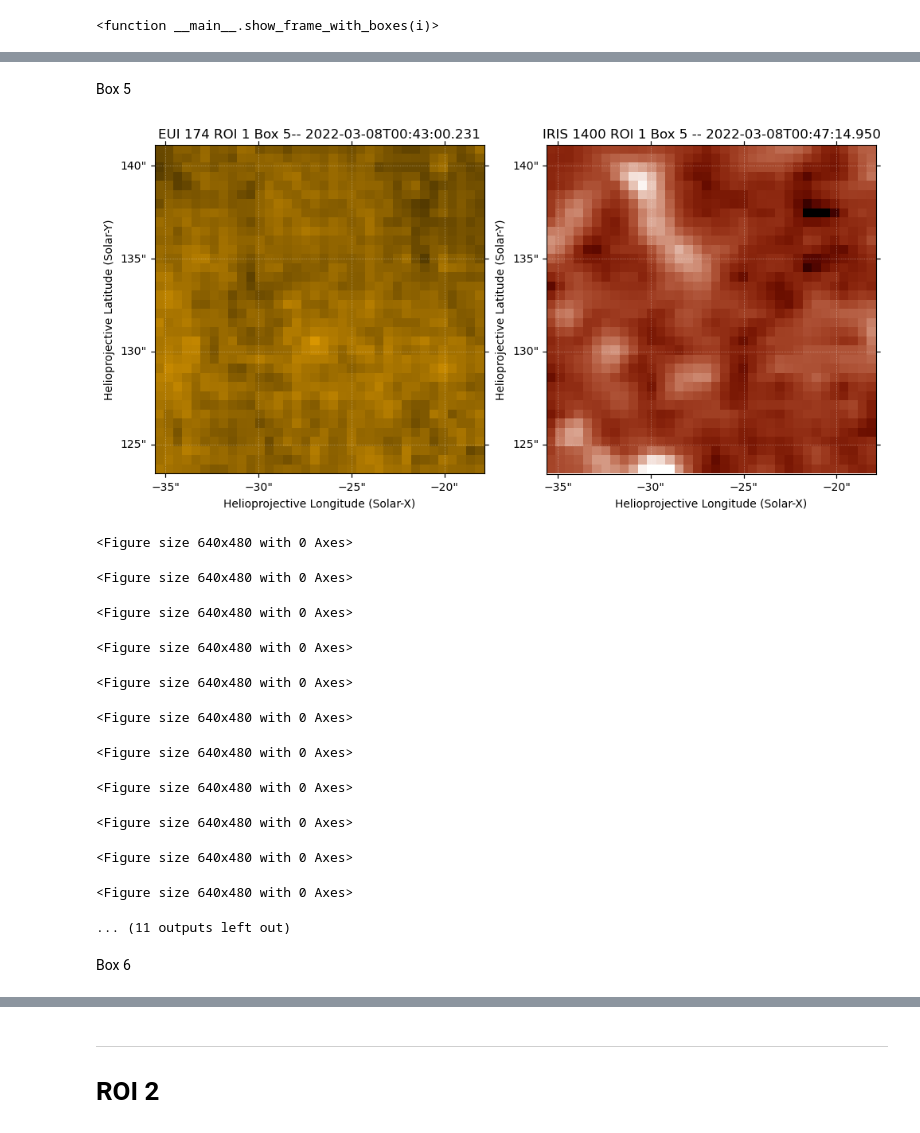
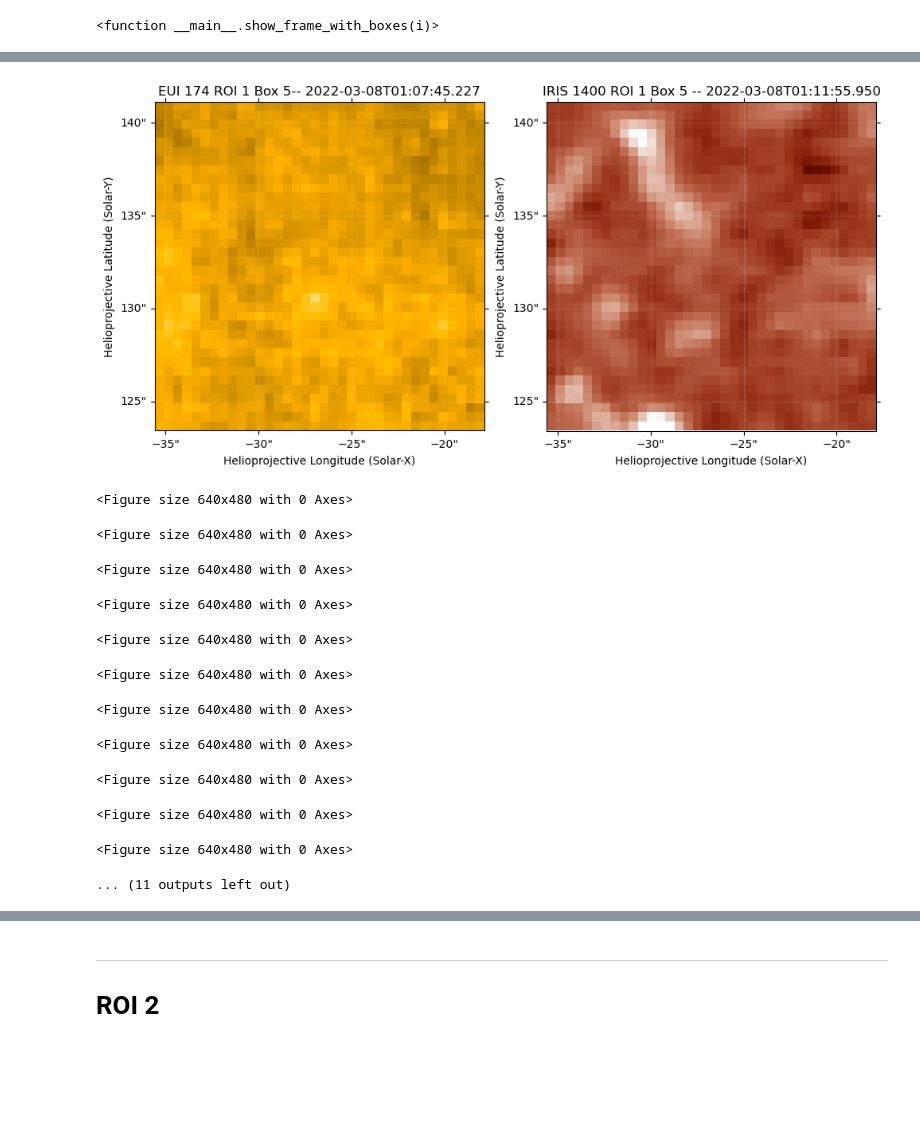
Before and after one commit to EllisErnsberger1/REU2025-Clean, a Jupyter notebook: Interval_1_ROIs.ipynb, the cells around one changed output, grey strips where cells are left out. Saved outputs shown, nothing was run; the diff lists cells and outputs as text; code cells hidden in the pictures; blank space fills up the shorter version.

```diff
--- a/Interval_1_ROIs.ipynb
+++ b/Interval_1_ROIs.ipynb
@@ -455,23 +383,0 @@ Box 2
-# %%
-fig = plt.figure(figsize=(10, 6))
-
-writer = PillowWriter(fps=5)
-with writer.saving(fig, "gifs/eui_and_iris_roi_1_box_2_interval1.gif", dpi=200):
-
-    for i in tqdm(range(len(eui_roi_1_trimmed_box_2))):
-
-        eui_map = eui_roi_1_trimmed_box_2[i]
-        ax1= fig.add_subplot(121, projection=eui_map.wcs)
-        eui_map.plot(axes=ax1, norm=eui_norm, cmap='solar orbiterhri_euv174', title=f'EUI 174 ROI 1 Box 2-- {eui_seq[i].date}')
-
-        iris_map = iris_roi_1_trimmed_box_2[i]
-        ax2 = fig.add_subplot(122, projection=iris_map.wcs, sharex=ax1, sharey=ax1)
-        iris_map.plot(axes=ax2, norm=iris_norm, title=f'IRIS 1400 ROI 1 Box 2 -- {iris1400_matched[i].date}')
-
-        plt.tight_layout()
-
-        plt.draw()
-        plt.pause(0.01)  # renders frame every 0.01 seconds
-        writer.grab_frame()  # saves the frame
-
-        ax1.clear(); ax2.clear()
@@ -498,14 +428,17 @@ writer = PillowWriter(fps=5)
 with writer.saving(fig, "gifs/eui_and_iris_roi_1_box_3_interval1.gif", dpi=200):
 
     for i in tqdm(range(len(eui_roi_1_trimmed_box_3))):
+        fig.clf() # clear each frame
 
         eui_map = eui_roi_1_trimmed_box_3[i]
         ax1= fig.add_subplot(121, projection=eui_map.wcs)
-        eui_map.plot(axes=ax1, norm=eui_norm, cmap='solar orbiterhri_euv174', title=f'EUI 174 ROI 1 Box 3-- {eui_seq[i].date}')
+        eui_map.plot(axes=ax1, norm=eui_norm, cmap='solar orbiterhri_euv174',
+                     title=f'EUI 174 ROI 1 Box 3-- {eui_seq[frame_ind_box_3[i]].date}')
 
         iris_map = iris_roi_1_trimmed_box_3[i]
         ax2 = fig.add_subplot(122, projection=iris_map.wcs, sharex=ax1, sharey=ax1)
-        iris_map.plot(axes=ax2, norm=iris_norm, title=f'IRIS 1400 ROI 1 Box 3 -- {iris1400_matched[i].date}')
+        iris_map.plot(axes=ax2, norm=ImageNormalize(iris_map.data, vmin=0, vmax=8, stretch=SqrtStretch()),
+                      title=f'IRIS 1400 ROI 1 Box 3 -- {iris1400_matched[frame_ind_box_3[i]].date}')
 
         plt.tight_layout()
 
@@ -540,12 +471,14 @@ with writer.saving(fig, "gifs/eui_and_iris_roi_1_box_4_interval1.gif", dpi=200):
 
         eui_map = eui_roi_1_trimmed_box_4[i]
         ax1= fig.add_subplot(121, projection=eui_map.wcs)
-        eui_map.plot(axes=ax1, norm=ImageNormalize(vmin=500, vmax=1600, stretch=SqrtStretch())
-                     , cmap='solar orbiterhri_euv174', title=f'EUI 174 ROI 1 Box 4-- {eui_seq[i].date}')
+        eui_map.plot(axes=ax1, norm=ImageNormalize(vmin=550, vmax=1500, stretch=SqrtStretch()),
+                     cmap='solar orbiterhri_euv174',
+                     title=f'EUI 174 ROI 1 Box 4-- {eui_seq[frame_ind_box_4[i]].date}')
 
         iris_map = iris_roi_1_trimmed_box_4[i]
         ax2 = fig.add_subplot(122, projection=iris_map.wcs, sharex=ax1, sharey=ax1)
-        iris_map.plot(axes=ax2, norm=iris_norm, title=f'IRIS 1400 ROI 1 Box 4 -- {iris1400_matched[i].date}')
+        iris_map.plot(axes=ax2, norm=iris_norm,
+                      title=f'IRIS 1400 ROI 1 Box 4 -- {iris1400_matched[frame_ind_box_4[i]].date}')
 
         plt.tight_layout()
 
@@ -568,33 +501,34 @@ with writer.saving(fig, "gifs/eui_and_iris_roi_1_box_4_interval1.gif", dpi=200):
 <Figure size 640x480 with 0 Axes>
 <Figure size 640x480 with 0 Axes>
 ... (12 outputs left out)
-# %% [markdown]
-Box 5
 # %%
 fig = plt.figure(figsize=(10, 6))
 
 writer = PillowWriter(fps=5)
 with writer.saving(fig, "gifs/eui_and_iris_roi_1_box_5_interval1.gif", dpi=200):
 
     for i in tqdm(range(len(eui_roi_1_trimmed_box_5))):
 
         eui_map = eui_roi_1_trimmed_box_5[i]
         ax1= fig.add_subplot(121, projection=eui_map.wcs)
-        eui_map.plot(axes=ax1, norm=eui_norm, cmap='solar orbiterhri_euv174', title=f'EUI 174 ROI 1 Box 5-- {eui_seq[i].date}')
+        eui_map.plot(axes=ax1, norm=ImageNormalize(vmin=350, vmax=750, stretch=SqrtStretch()),
+                     cmap='solar orbiterhri_euv174',
+                     title=f'EUI 174 ROI 1 Box 5-- {eui_seq[frame_ind_box_5[i]].date}')
 
         iris_map = iris_roi_1_trimmed_box_5[i]
         ax2 = fig.add_subplot(122, projection=iris_map.wcs, sharex=ax1, sharey=ax1)
-        iris_map.plot(axes=ax2, norm=iris_norm, title=f'IRIS 1400 ROI 1 Box 5 -- {iris1400_matched[i].date}')
+        iris_map.plot(axes=ax2, norm=iris_norm,
+                      title=f'IRIS 1400 ROI 1 Box 5 -- {iris1400_matched[frame_ind_box_5[i]].date}')
 
         plt.tight_layout()
 
         plt.draw()
         plt.pause(0.01)  # renders frame every 0.01 seconds
         writer.grab_frame()  # saves the frame
 
         ax1.clear(); ax2.clear()
 # %% [output]
-[figure, old version]
+[figure, new version]
 <Figure size 640x480 with 0 Axes>
 <Figure size 640x480 with 0 Axes>
 <Figure size 640x480 with 0 Axes>
@@ -607,8 +541,6 @@ with writer.saving(fig, "gifs/eui_and_iris_roi_1_box_5_interval1.gif", dpi=200):
 <Figure size 640x480 with 0 Axes>
 <Figure size 640x480 with 0 Axes>
 ... (11 outputs left out)
-# %% [markdown]
-Box 6
 # %%
 fig = plt.figure(figsize=(10, 6))
 
```
Also changed, not shown: parts of 63 cells of this notebook, 24 other files.
